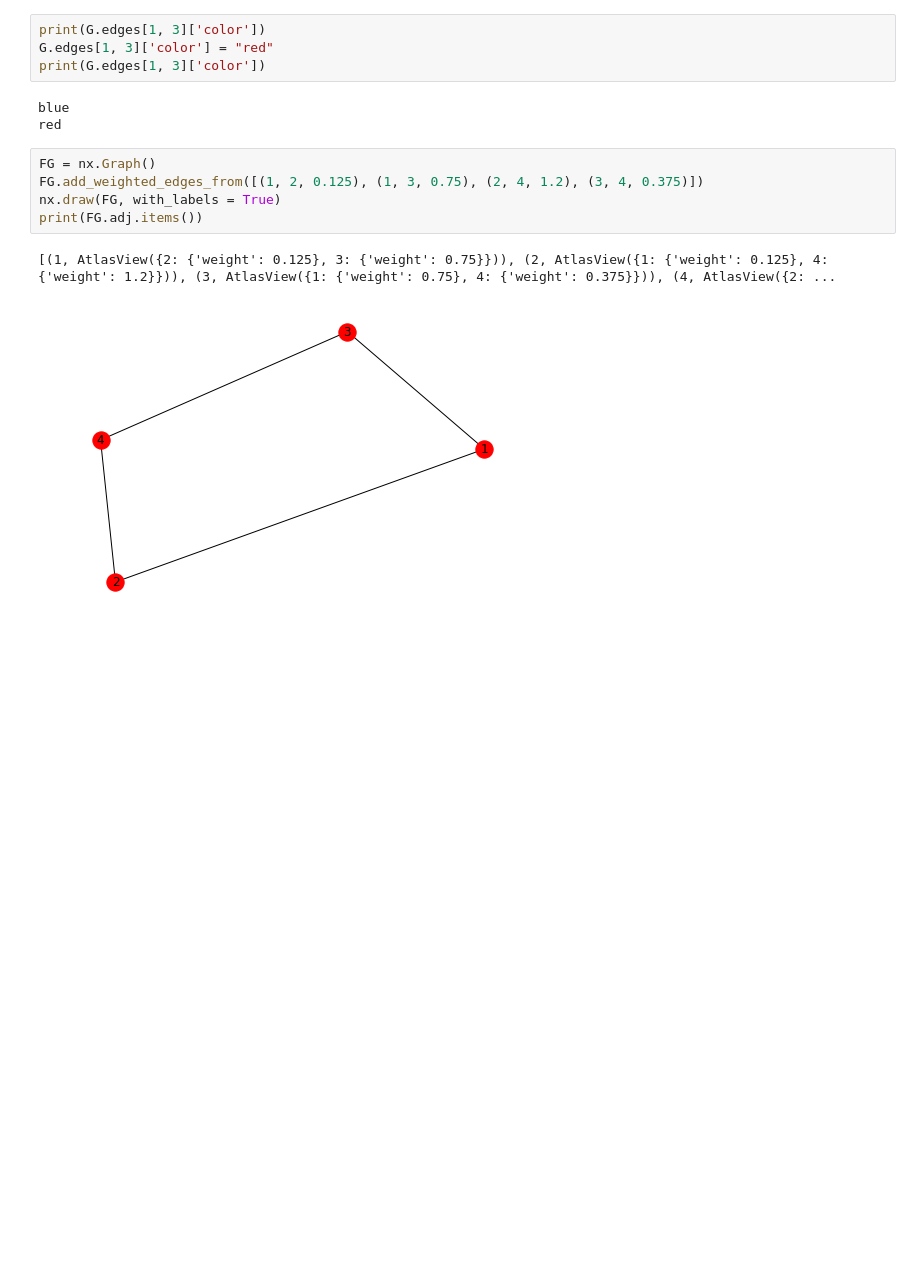
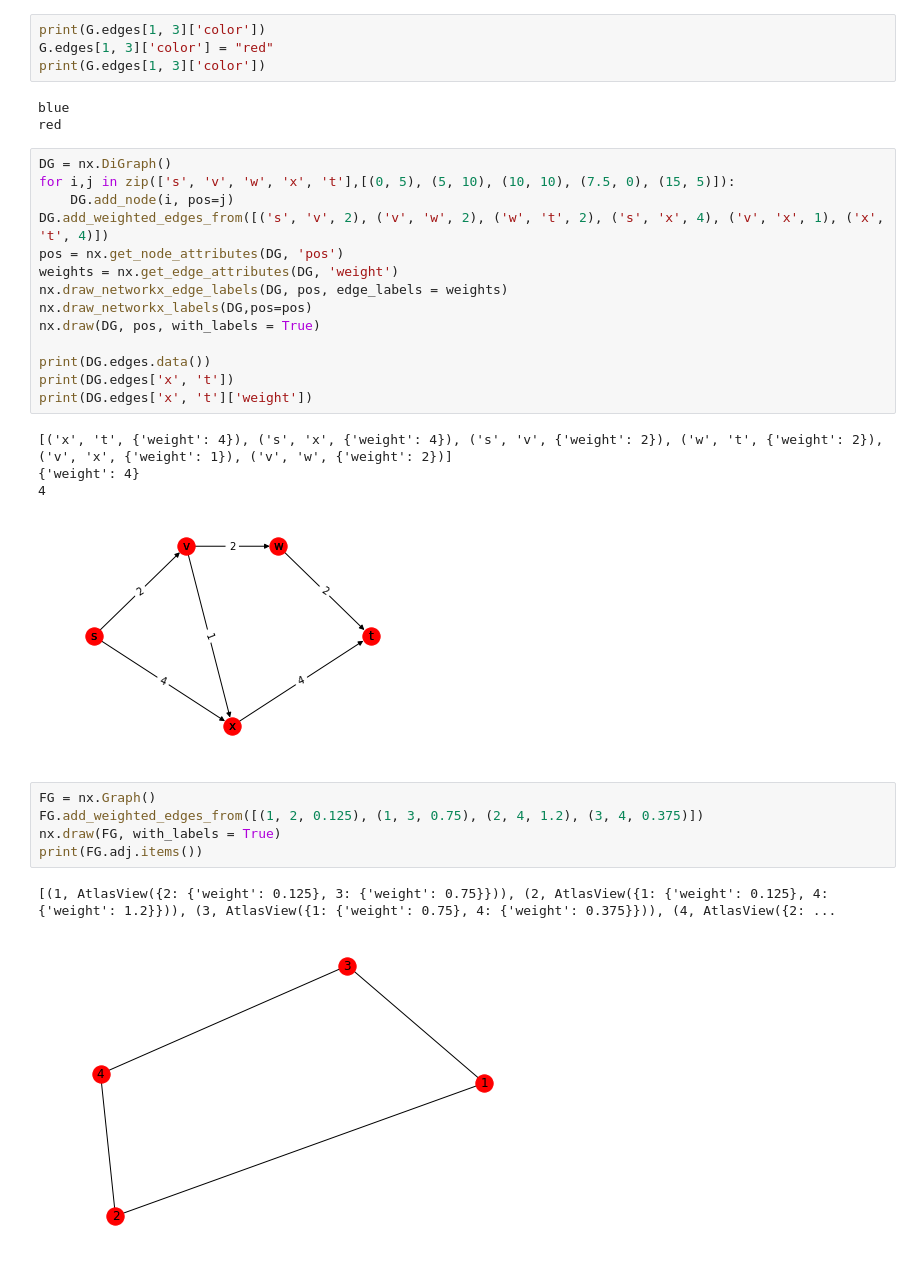
Before and after one commit to Falcon43/Python, a Jupyter notebook: datastructures/networkx.ipynb, the cells around one changed output. Drawn from its saved outputs; the diff is of its cells as text; blank space fills up the shorter version.

```diff
--- a/datastructures/networkx.ipynb
+++ b/datastructures/networkx.ipynb
@@ -202,6 +233,25 @@ print(G.edges[1, 3]['color'])
 # %% [output]
 blue
 red
+# %%
+DG = nx.DiGraph()
+for i,j in zip(['s', 'v', 'w', 'x', 't'],[(0, 5), (5, 10), (10, 10), (7.5, 0), (15, 5)]):
+    DG.add_node(i, pos=j)
+DG.add_weighted_edges_from([('s', 'v', 2), ('v', 'w', 2), ('w', 't', 2), ('s', 'x', 4), ('v', 'x', 1), ('x', 't', 4)])
+pos = nx.get_node_attributes(DG, 'pos')
+weights = nx.get_edge_attributes(DG, 'weight')
+nx.draw_networkx_edge_labels(DG, pos, edge_labels = weights)
+nx.draw_networkx_labels(DG,pos=pos)
+nx.draw(DG, pos, with_labels = True)
+
+print(DG.edges.data())
+print(DG.edges['x', 't'])
+print(DG.edges['x', 't']['weight'])
+# %% [output]
+[('x', 't', {'weight': 4}), ('s', 'x', {'weight': 4}), ('s', 'v', {'weight': 2}), ('w', 't', {'weight': 2}), ('v', 'x', {'weight': 1}), ('v', 'w', {'weight': 2})]
+{'weight': 4}
+4
+[figure, added]
 # %%
 FG = nx.Graph()
 FG.add_weighted_edges_from([(1, 2, 0.125), (1, 3, 0.75), (2, 4, 1.2), (3, 4, 0.375)])
```
Also changed, not shown: parts of 34 cells of this notebook.
